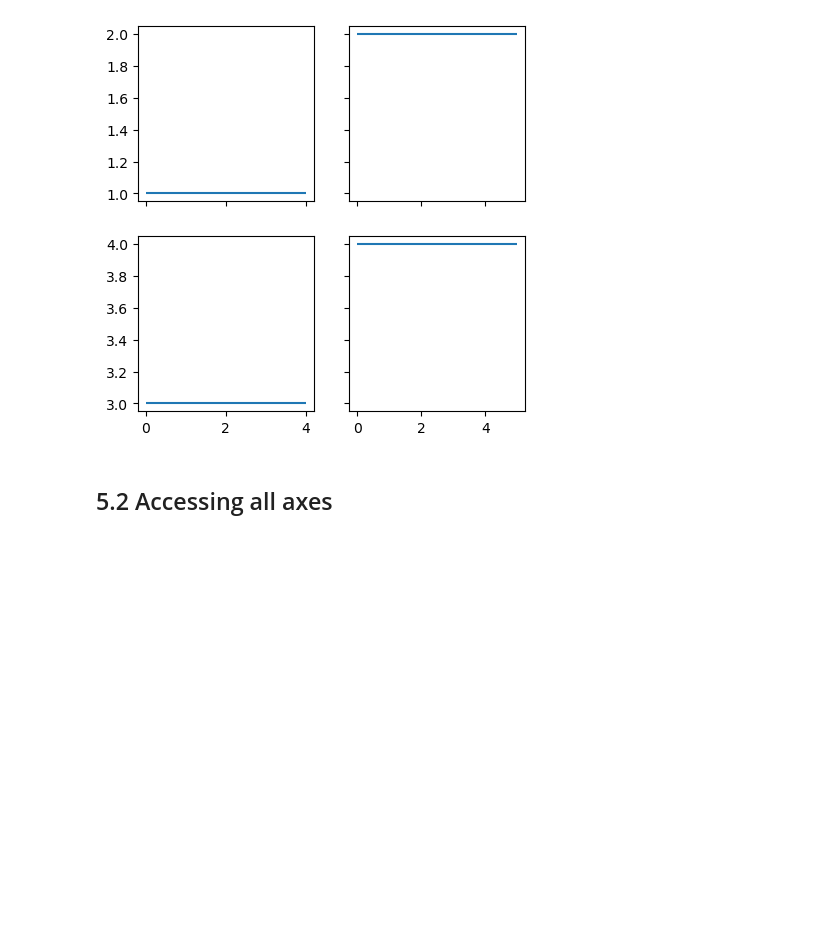
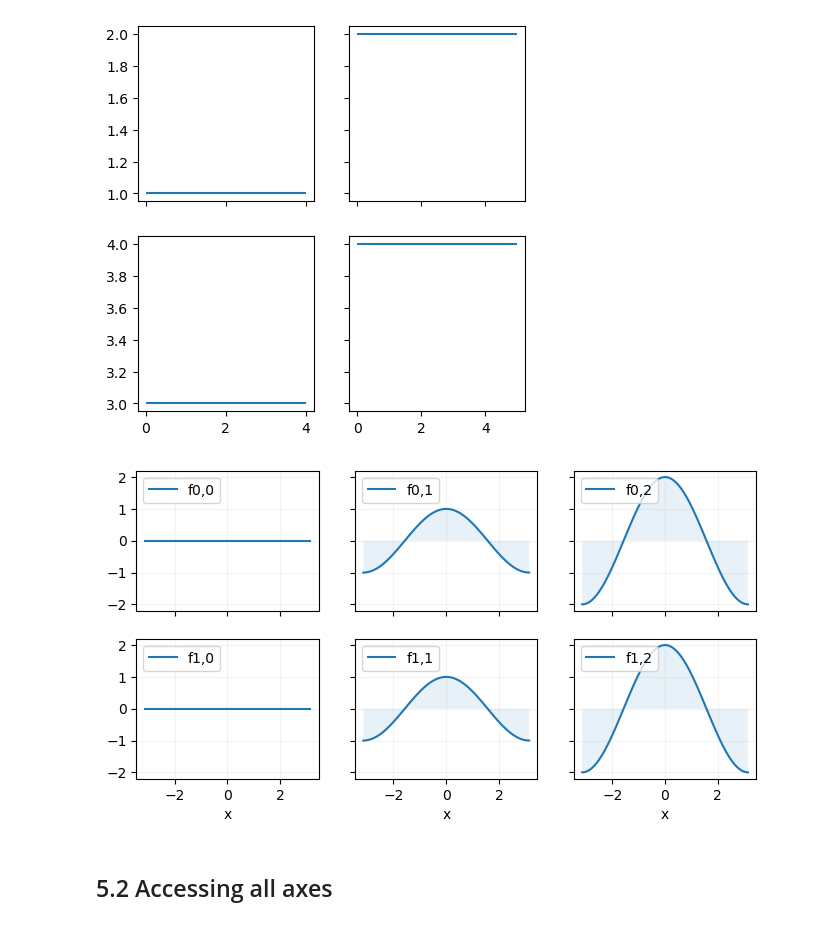
Before and after one commit to SPS-SP2273/learning-portfolio-Eee-bee, a Jupyter notebook: 7.1_plotting/plotting_(good).ipynb, the cells around one changed output. Cells and saved outputs as stored; diff of their text form; code cells hidden in the pictures; blank space fills up the shorter version.

```diff
--- a/7.1_plotting/plotting_(good).ipynb
+++ b/7.1_plotting/plotting_(good).ipynb
@@ -248,6 +286,27 @@ bottom_right.hlines(y=4, xmin=0, xmax=5)
 # %% [output]
 <matplotlib.collections.LineCollection at 0x...>
 [figure]
+# %%
+fig, ax = plt.subplots(
+    nrows = 2,
+    ncols = 3,
+    figsize = (8,4),
+    sharex = 'col', sharey = 'row'
+)
+
+for row in range(2): # 2 rows
+    for col in range(3): # 3 columns
+        ax[row,col].plot(x,col*cos_x, label = f'f{row},{col}')
+        ax[row,col].fill_between(x,col*cos_x, alpha = .1)
+
+for a in ax.flatten():
+    a.grid(alpha = .15)
+    a.legend(loc="upper left")
+
+for a in ax[1].flatten():
+    a.set_xlabel('x')
+# %% [output]
+[figure, added]
 # %% [markdown]
 ## 5.2 Accessing all axes
 # %% [markdown]
```
Also changed, not shown: parts of 8 cells of this notebook.
